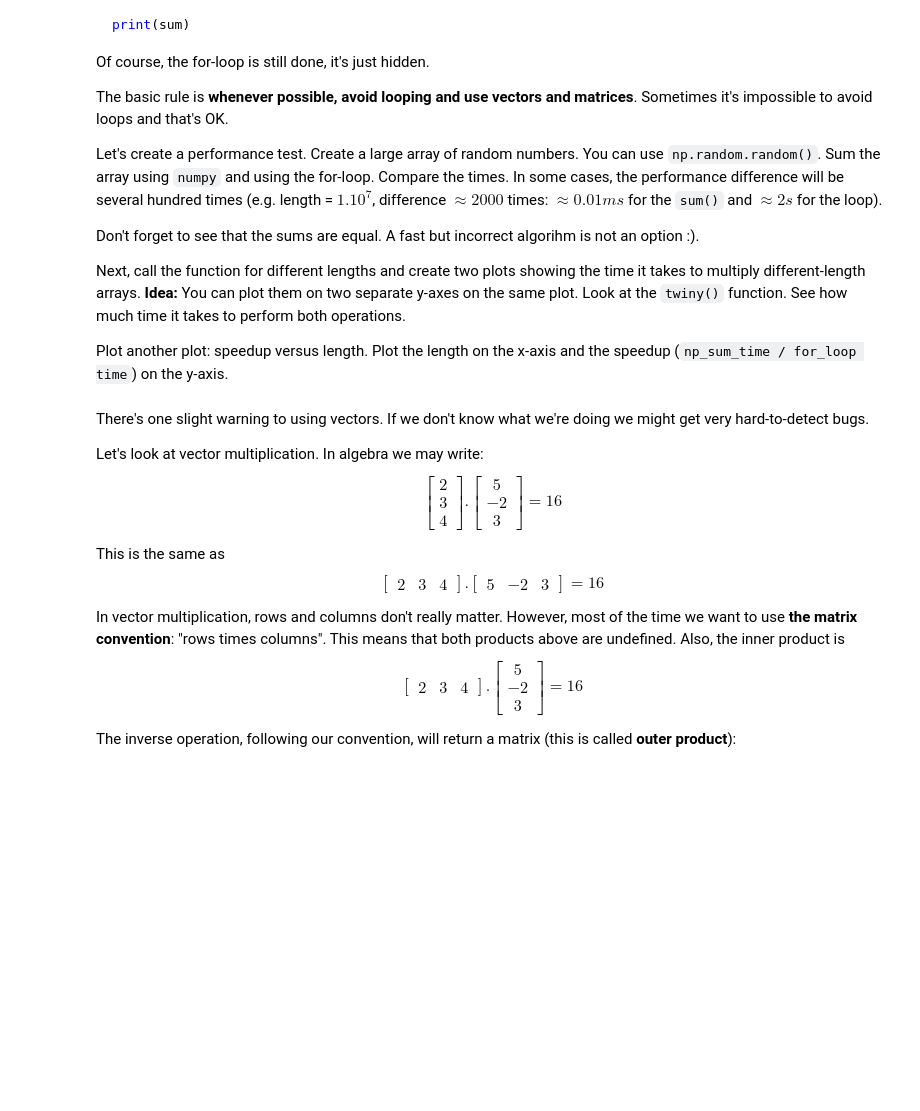
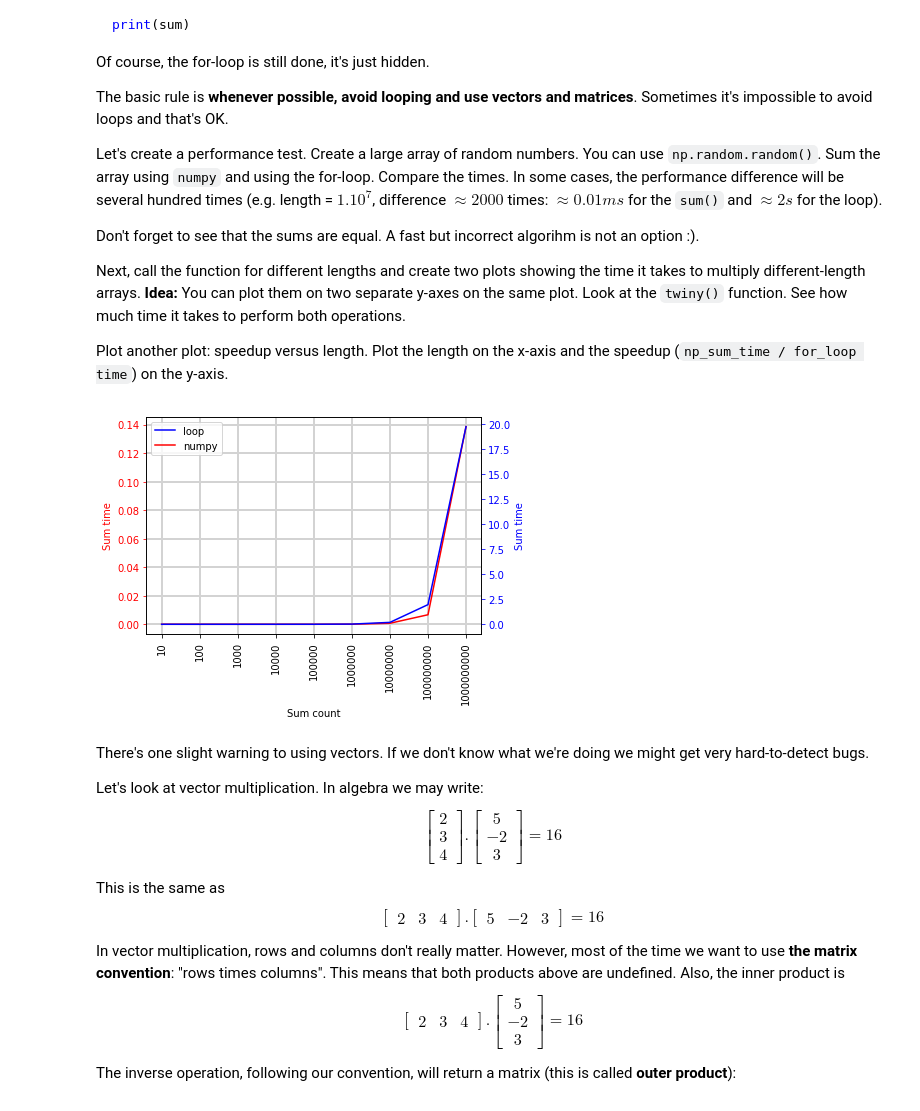
Before and after one commit to powerslider/ai_softuni, a Jupyter notebook: 01_Math_Concepts_For_Developers/06. Linear-Algebra-Exercise/Linear Algebra Exercise.ipynb, the cells around one changed output. Saved outputs shown, nothing was run; the diff lists cells and outputs as text; code cells hidden in the pictures; blank space fills up the shorter version.

Commit message:
Finised sum times task numpy vs loop

```diff
--- a/01_Math_Concepts_For_Developers/06. Linear-Algebra-Exercise/Linear Algebra Exercise.ipynb
+++ b/01_Math_Concepts_For_Developers/06. Linear-Algebra-Exercise/Linear Algebra Exercise.ipynb
@@ -125,3 +162,63 @@ Plot another plot: speedup versus length. Plot the length on the x-axis and the
+# %%
+def trace(f):
+    @wraps(f)
+    def wrapper(*args, **kwargs):
+        start = time.time()
+        f(*args, **kwargs)
+        end = time.time()
+        result = end - start
+        #print(f'Elapsed time: {result}, {f.__name__}')
+        return result
+    return wrapper
+
+@trace
+def numpy_sum_time(x):
+    return np.sum(x)
+
+@trace
+def loop_sum_time(x):
+    sum = 0
+    for i in range(len(x)):
+        sum += x[i]
+    return sum
+
+def get_sum_times():
+    numpy_sum_times = []
+    loop_sum_times = []
+
+    powers = np.arange(1, 10)
+    for size in range(len(powers)):
+        x = np.random.random(10**size)
+        numpy_sum_times.append(numpy_sum_time(x))
+        loop_sum_times.append(loop_sum_time(x))
+
+    return {
+        'numpy': numpy_sum_times,
+        'loop': loop_sum_times
+    }
+
+def plot_sum_times(sum_times):
+    fig, ax1 = plt.subplots()
+    plt.xticks(np.arange(10), [10**size for size in range(1, 10)], rotation='vertical')
+    ax1.grid(color='lightgrey', linestyle='-', linewidth=2, zorder=0)
+    ax2 = ax1.twinx()
+
+    loop_curve, = ax2.plot(sum_times['loop'], label='loop', color='b')
+    numpy_curve, = ax1.plot(sum_times['numpy'], label='numpy', color='r')
+
+    curves = [loop_curve, numpy_curve]
+
+    ax2.legend(curves, [curve.get_label() for curve in curves])
+
+    ax1.set_xlabel('Sum count')
+    ax1.set_ylabel('Sum time', color=numpy_curve.get_color())
+    ax2.set_ylabel('Sum time', color=loop_curve.get_color())
+    ax1.tick_params(axis='y', colors=numpy_curve.get_color())
+    ax2.tick_params(axis='y', colors=loop_curve.get_color())
+
+plot_sum_times(sum_times=get_sum_times())
+# %% [output]
+[figure, added]
 # %% [markdown]
 There's one slight warning to using vectors. If we don't know what we're doing we might get very hard-to-detect bugs.
 
```
Also changed, not shown: parts of 13 cells of this notebook.
